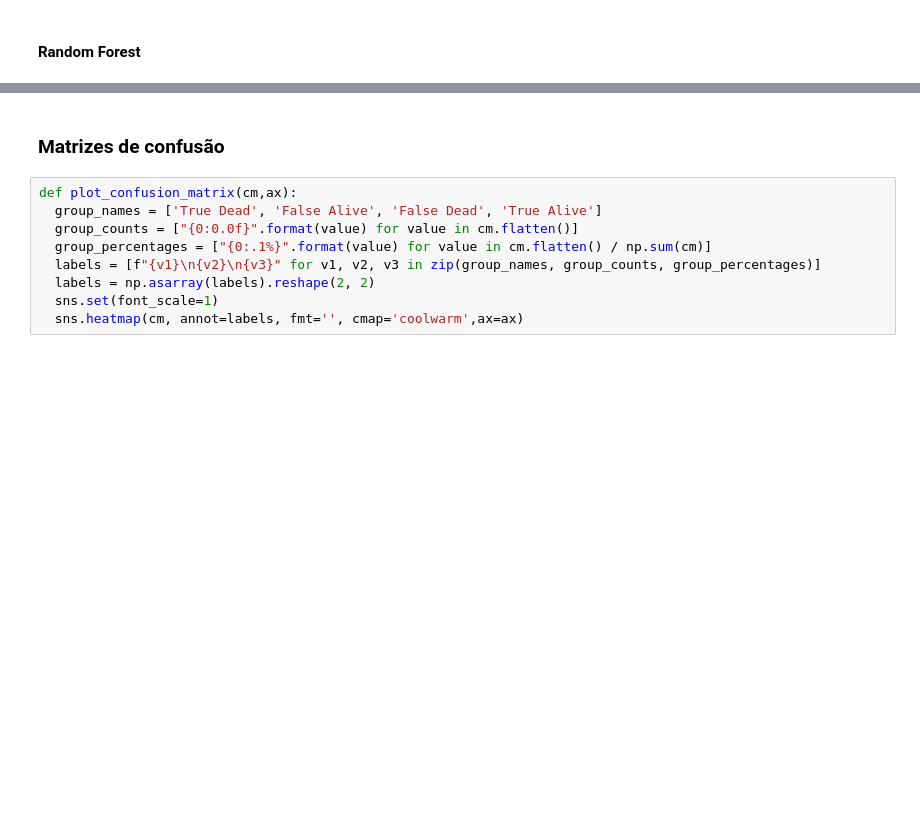
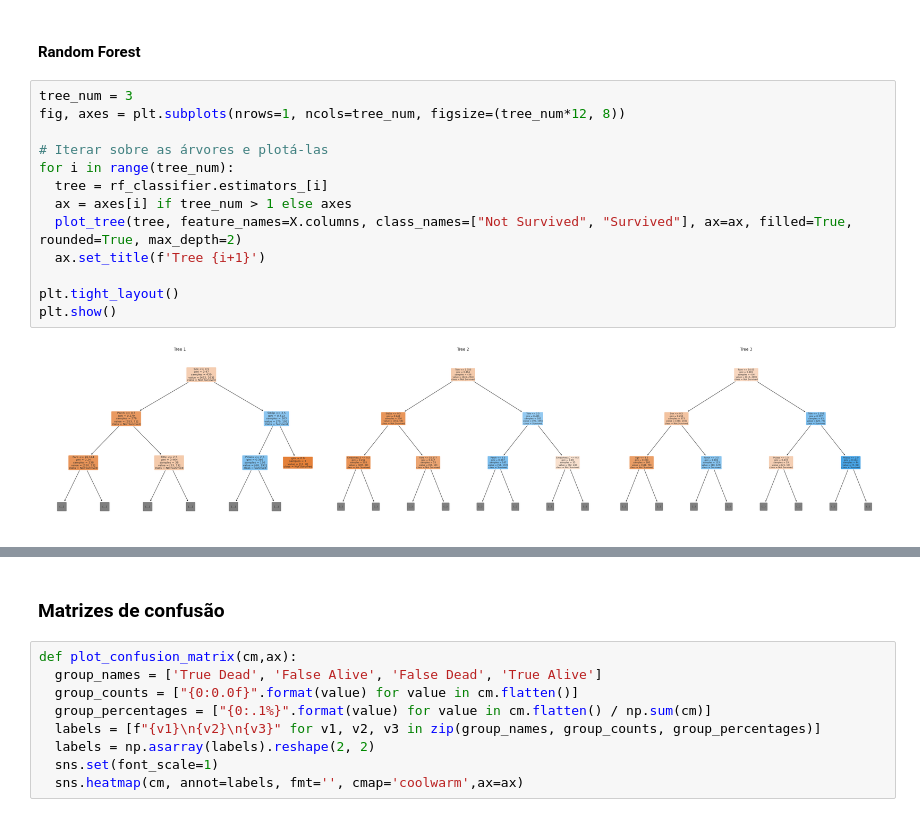
Before and after one commit to rossiterr/DT-RF, a Jupyter notebook: Arvore_de_decisao_e_floresta_aleatória_Classificação_de_sobrevivência_no_Titanic.ipynb, the cells around one changed output, grey strips where cells are left out. Cells and saved outputs as stored; diff of their text form; blank space fills up the shorter version.

```diff
--- a/Arvore_de_decisao_e_floresta_aleatória_Classificação_de_sobrevivência_no_Titanic.ipynb
+++ b/Arvore_de_decisao_e_floresta_aleatória_Classificação_de_sobrevivência_no_Titanic.ipynb
@@ -180,5 +188,20 @@ weighted avg     0.7729    0.7644    0.7666       174
 # %% [markdown]
 #### Random Forest
+# %%
+tree_num = 3
+fig, axes = plt.subplots(nrows=1, ncols=tree_num, figsize=(tree_num*12, 8))
+
+# Iterar sobre as árvores e plotá-las
+for i in range(tree_num):
+  tree = rf_classifier.estimators_[i]
+  ax = axes[i] if tree_num > 1 else axes
+  plot_tree(tree, feature_names=X.columns, class_names=["Not Survived", "Survived"], ax=ax, filled=True, rounded=True, max_depth=2)
+  ax.set_title(f'Tree {i+1}')
+
+plt.tight_layout()
+plt.show()
+# %% [output]
+[figure, added]
 # %%
 print(classification_report(y_test, rf_pred, digits=4))
 # %% [output]
```
Also changed, not shown: parts of 14 cells of this notebook.
